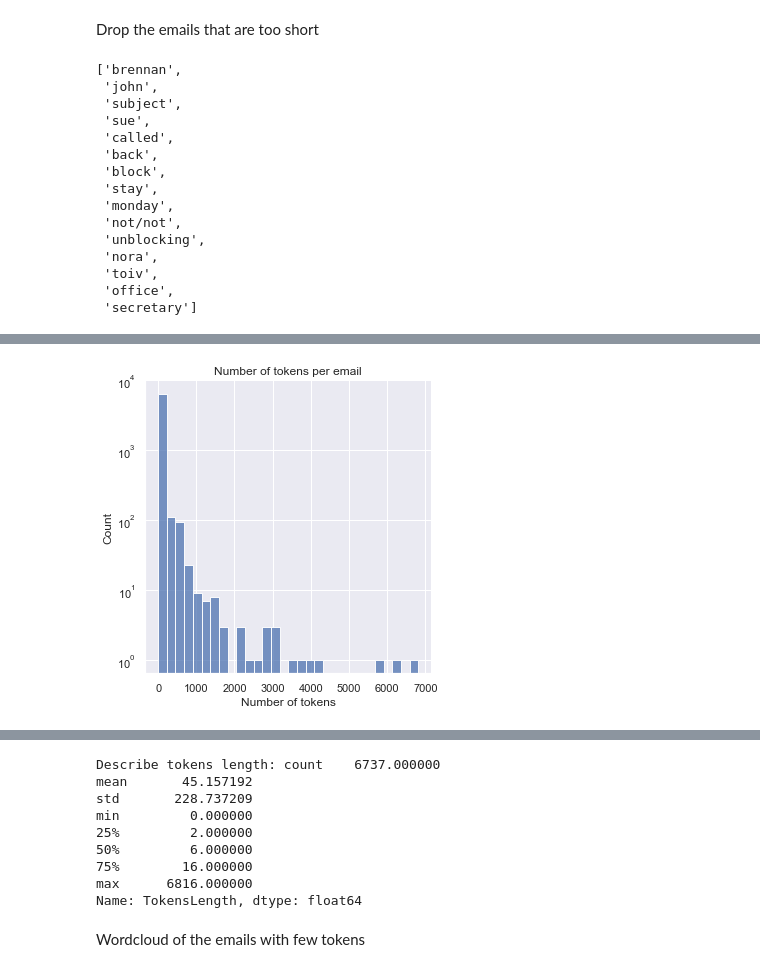
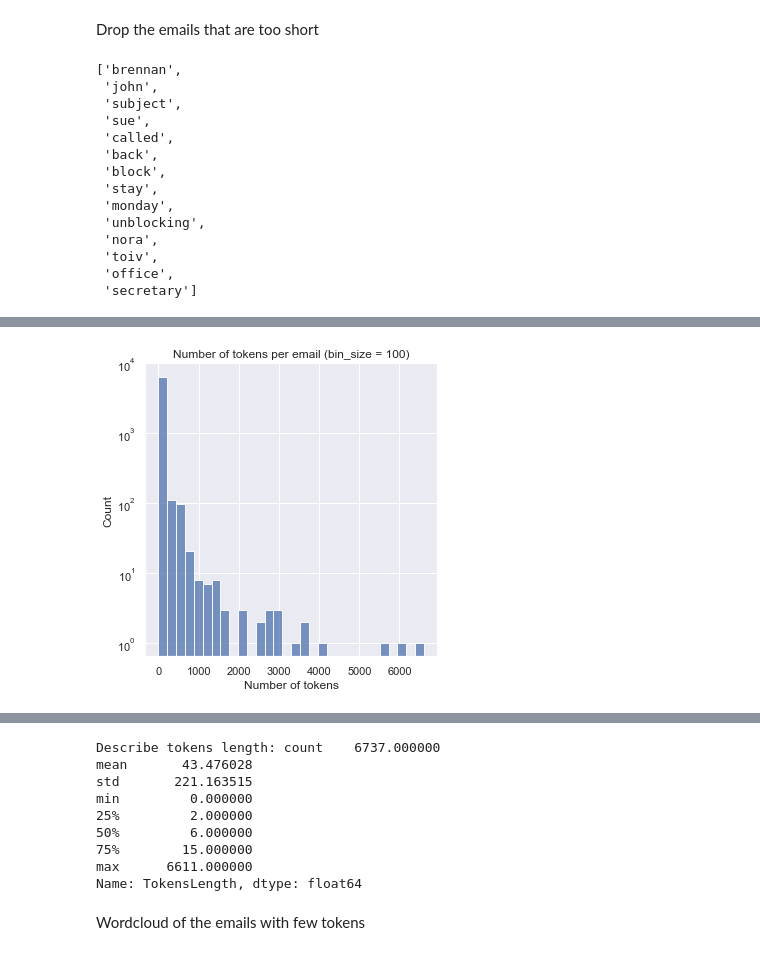
Before and after one commit to gianlucagiudice/hillary-clinton-leaked-emails, a Jupyter notebook: sentiment_analysis.ipynb, the cells around one changed output, grey strips where cells are left out. Drawn from its saved outputs; the diff is of its cells as text; code cells hidden in the pictures.

```diff
--- a/sentiment_analysis.ipynb
+++ b/sentiment_analysis.ipynb
@@ -67,6 +70,7 @@ df["MetadataDateSent"] = df["MetadataDateSent"].apply(lambda x : dparser.parse(x
 df["DateYear"] = df["MetadataDateSent"].apply(lambda x : x.year)
 df["DateMonth"] = df["MetadataDateSent"].apply(lambda x : x.month)
 df["DateDay"] = df["MetadataDateSent"].apply(lambda x : x.day)
+df["WeekDay"] = df["MetadataDateSent"].apply(lambda x: x.strftime("%A") if x else None)
 
 print(f"Number of NA values in body and date: {len_before - len(df)}.\n"
       f"Number of valid email: {len(df)}")
@@ -100,0 +92,16 @@ Pass the following variable as a keyword arg: x. From version 0.12, the only val
+# %%
+def plot_days_dist(df):
+    days_order = ["Monday", "Tuesday", "Wednesday", "Thursday", "Friday", "Saturday", "Sunday"]
+    fig = px.histogram(df, x="WeekDay", category_orders={"WeekDay": days_order})
+    fig.update_layout(
+        xaxis_title="Day of the week",
+        title= dict(
+            text=f'Days of the week distribution',
+            xanchor='center',
+            x=0.5),
+    )
+    return fig
+
+fig = plot_days_dist(df)
+fig.show()
+fig.write_image("assets/days_week_distribution.png", scale=SCALE)
@@ -107,6 +116,7 @@ def clean_body(body):
     re_header = re.compile(r'(Delivered:\s+)?RE:[^\n]+\n', re.IGNORECASE)
     fw_header = re.compile(r'FW:[^\n]+\n', re.IGNORECASE)
     date_header = re.compile(r'\w+,\s\w+\s\d+,\s\d+[^\n]+\n', re.IGNORECASE)
+    signature = re.compile('U.S. Department of State', re.IGNORECASE)
     # Convert to lowercase
     body = body.lower()
     # Remove email
@@ -117,6 +127,8 @@ def clean_body(body):
     body = re.sub(re_header, '', body).strip()
     # Remove date
     body = re.sub(date_header, '', body).strip()
+    # Remove signature
+    body = re.sub(signature, '', body).strip()
     return body
 
 sample = df['ExtractedBodyText'].loc[230]
@@ -168,7 +180,6 @@ tokenize_body(to_tokenize)
  'block',
  'stay',
  'monday',
- 'not/not',
  'unblocking',
  'nora',
  'toiv',
@@ -181,6 +192,7 @@ def process_body(body):
     return tokenized
 # %%
 df['Tokenized'] = df['ExtractedBodyText'].parallel_apply(process_body)
+df['ExtractedBodyTextCleaned'] = df['ExtractedBodyText'].parallel_apply(clean_body)
 df.to_pickle(SERIALIZATION_FOLDER + "df.pkl")
 df.head()
 # %% [output]
@@ -192,15 +204,32 @@ df.head()
 | 6 | 80.0 | 2012-09-12 04:00:00+00:00 | Meet The Right Wing Extremist Beh... | Pis print.\n-•-...-^\nH < hrod17@... | 2012 | 9 | 12 | ... |
 | 8 | 80.0 | 2011-03-11 05:00:00+00:00 | NaN | H <hrod17@clintonemail.corn>\nFri... | 2011 | 3 | 11 | ... |
 # %%
+import plotly.figure_factory as ff
+
 def plot_tokens_distribution(values):
     ax = sns.displot(values, log=True, bins=30)
     ax.set_xlabels("Number of tokens")
-    plt.title("Number of tokens per email")
+    plt.title("Number of tokens per email (bin_size = 100)")
     plt.show()
+
+    fig = px.histogram(x=values, nbins=100, log_y=True)
+    fig.update_layout(bargap=0.2)
+    fig.update_layout(
+        xaxis_title="Number of tokens",
+        title= dict(
+            text=f'Number of tokens per email (bin size = 100)',
+            xanchor='center',
+            x=0.5),
+        coloraxis_colorbar=dict(title="Sentiment")
+    )
+    fig.show()
+    fig.write_image("assets/tokens_dist.png", scale=SCALE)
+
+
     print("Describe tokens length:", values.describe())
 
 df['TokensLength'] = [len(x) for x in df['Tokenized']]
 
 plot_tokens_distribution(df['TokensLength'])
 # %% [output]
-[figure, old version]
+[figure, new version]
@@ -207,11 +237,11 @@ plot_tokens_distribution(df['TokensLength'])
 Describe tokens length: count    6737.000000
-mean       45.157192
-std       228.737209
+mean       43.476028
+std       221.163515
 min         0.000000
 25%         2.000000
 50%         6.000000
-75%        16.000000
-max      6816.000000
+75%        15.000000
+max      6611.000000
 Name: TokensLength, dtype: float64
 # %% [markdown]
 Wordcloud of the emails with few tokens
```
Also changed, not shown: parts of 23 cells of this notebook, 14 other files.
